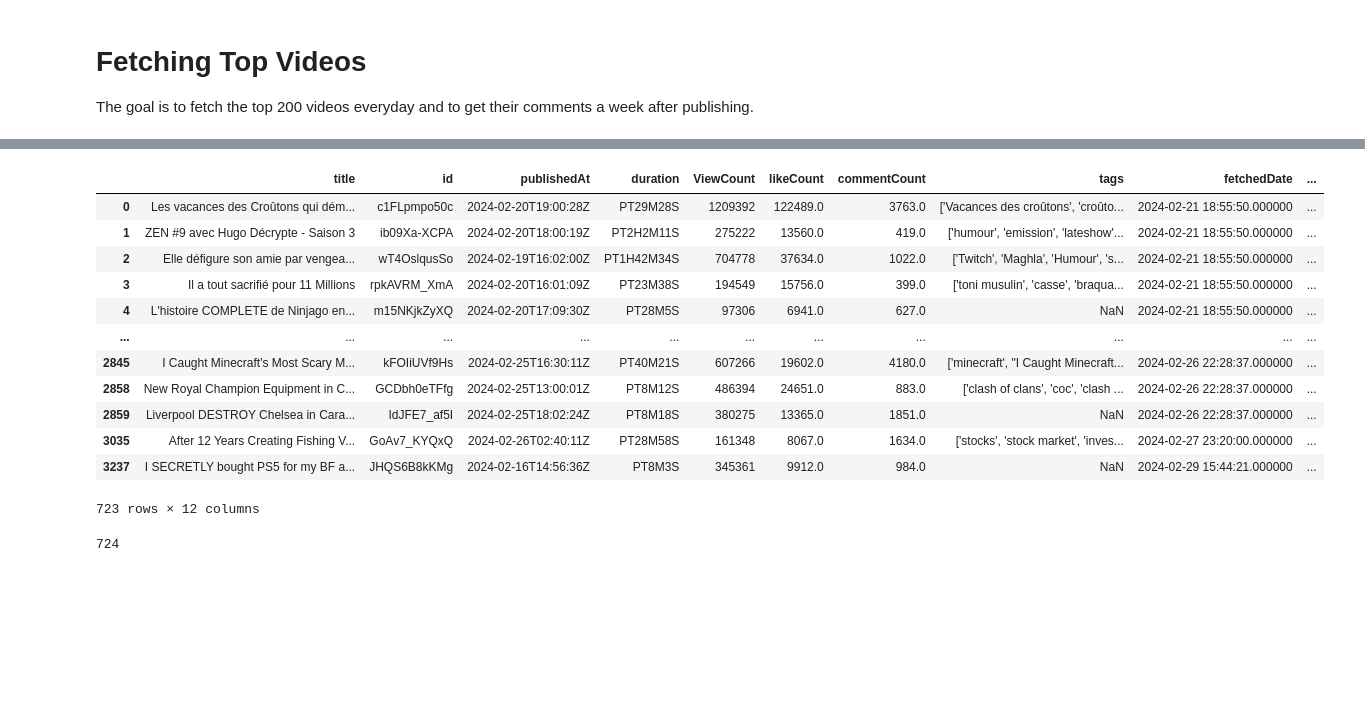
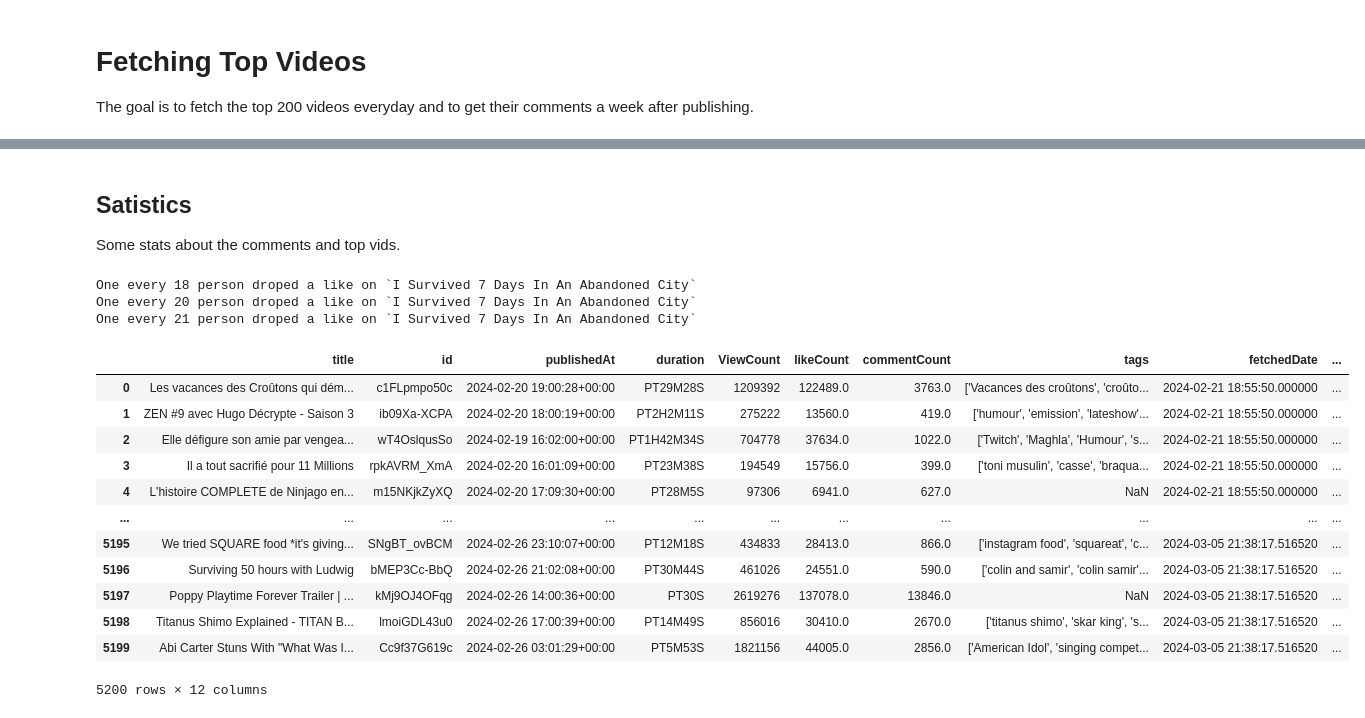
Before and after one commit to Myst4ke/yt-comment-analysis, a Jupyter notebook: main.ipynb, the cells around one changed output, grey strips where cells are left out. Drawn from its saved outputs; the diff is of its cells as text; code cells hidden in the pictures; blank space fills up the shorter version.

```diff
--- a/main.ipynb
+++ b/main.ipynb
@@ -330,31 +373,31 @@ def json_toDF(topvidsFile):
+# %% [markdown]
+## Satistics
+Some stats about the comments and top vids.
 # %%
-# com = pd.read_csv('db/comments.csv')
+com = pd.read_csv('db/comments.csv')
 df = pd.read_csv('db/dailyTop200.csv')
-df[df['fetchedComments'] == True].drop_duplicates(['id'])
-# %% [output]
-|  | title | id | publishedAt | duration | ViewCount | likeCount | commentCount | tags | fetchedDate | ... |
-| 0 | Les vacances des Croûtons qui dém... | c1FLpmpo50c | 2024-02-20T19:00:28Z | PT29M28S | 1209392 | 122489.0 | 3763.0 | ['Vacances des croûtons', 'croûto... | 2024-02-21 18:55:50.000000 | ... |
-| 1 | ZEN #9 avec Hugo Décrypte - Saison 3 | ib09Xa-XCPA | 2024-02-20T18:00:19Z | PT2H2M11S | 275222 | 13560.0 | 419.0 | ['humour', 'emission', 'lateshow'... | 2024-02-21 18:55:50.000000 | ... |
-| 2 | Elle défigure son amie par vengea... | wT4OslqusSo | 2024-02-19T16:02:00Z | PT1H42M34S | 704778 | 37634.0 | 1022.0 | ['Twitch', 'Maghla', 'Humour', 's... | 2024-02-21 18:55:50.000000 | ... |
-| 3 | Il a tout sacrifié pour 11 Millions | rpkAVRM_XmA | 2024-02-20T16:01:09Z | PT23M38S | 194549 | 15756.0 | 399.0 | ['toni musulin', 'casse', 'braqua... | 2024-02-21 18:55:50.000000 | ... |
-| 4 | L'histoire COMPLETE de Ninjago en... | m15NKjkZyXQ | 2024-02-20T17:09:30Z | PT28M5S | 97306 | 6941.0 | 627.0 | NaN | 2024-02-21 18:55:50.000000 | ... |
-| ... | ... | ... | ... | ... | ... | ... | ... | ... | ... | ... |
-| 2845 | I Caught Minecraft's Most Scary M... | kFOIiUVf9Hs | 2024-02-25T16:30:11Z | PT40M21S | 607266 | 19602.0 | 4180.0 | ['minecraft', "I Caught Minecraft... | 2024-02-26 22:28:37.000000 | ... |
-| 2858 | New Royal Champion Equipment in C... | GCDbh0eTFfg | 2024-02-25T13:00:01Z | PT8M12S | 486394 | 24651.0 | 883.0 | ['clash of clans', 'coc', 'clash ... | 2024-02-26 22:28:37.000000 | ... |
-| 2859 | Liverpool DESTROY Chelsea in Cara... | IdJFE7_af5I | 2024-02-25T18:02:24Z | PT8M18S | 380275 | 13365.0 | 1851.0 | NaN | 2024-02-26 22:28:37.000000 | ... |
-| 3035 | After 12 Years Creating Fishing V... | GoAv7_KYQxQ | 2024-02-26T02:40:11Z | PT28M58S | 161348 | 8067.0 | 1634.0 | ['stocks', 'stock market', 'inves... | 2024-02-27 23:20:00.000000 | ... |
-| 3237 | I SECRETLY bought PS5 for my BF a... | JHQS6B8kKMg | 2024-02-16T14:56:36Z | PT8M3S | 345361 | 9912.0 | 984.0 | NaN | 2024-02-29 15:44:21.000000 | ... |
-723 rows × 12 columns
 # %%
-idlist = com['videoID'].drop_duplicates().values
-print(len(idlist))
-df.loc[df['id'].isin(idlist),'fetchedComments'] = True
-df.to_csv('db/dailyTop200.csv', index=False)
-# df
 # df[df['topID'] == 1].sort_values(by=['ViewCount', 'likeCount'], ascending=False)
-# vals = df[df['id'] == 'tWYsfOSY9vY'][['title','ViewCount', 'likeCount']].drop_duplicates().values
-# for title,view,like in vals:
-#     print(f'One every {round(view/like)} person droped a like on `{title}`')
+
+vals = df[df['id'] == 'tWYsfOSY9vY'][['title','ViewCount', 'likeCount']].drop_duplicates().values
+for title,view,like in vals:
+    print(f'One every {round(view/like)} person droped a like on `{title}`')
+df
 # df[df['id'] == '_9u4sYHcR7A'][['topID', 'region', 'fetchedDate']]
 # %% [output]
-724
+One every 18 person droped a like on `I Survived 7 Days In An Abandoned City`
+One every 20 person droped a like on `I Survived 7 Days In An Abandoned City`
+One every 21 person droped a like on `I Survived 7 Days In An Abandoned City`
+|  | title | id | publishedAt | duration | ViewCount | likeCount | commentCount | tags | fetchedDate | ... |
+| 0 | Les vacances des Croûtons qui dém... | c1FLpmpo50c | 2024-02-20 19:00:28+00:00 | PT29M28S | 1209392 | 122489.0 | 3763.0 | ['Vacances des croûtons', 'croûto... | 2024-02-21 18:55:50.000000 | ... |
+| 1 | ZEN #9 avec Hugo Décrypte - Saison 3 | ib09Xa-XCPA | 2024-02-20 18:00:19+00:00 | PT2H2M11S | 275222 | 13560.0 | 419.0 | ['humour', 'emission', 'lateshow'... | 2024-02-21 18:55:50.000000 | ... |
+| 2 | Elle défigure son amie par vengea... | wT4OslqusSo | 2024-02-19 16:02:00+00:00 | PT1H42M34S | 704778 | 37634.0 | 1022.0 | ['Twitch', 'Maghla', 'Humour', 's... | 2024-02-21 18:55:50.000000 | ... |
+| 3 | Il a tout sacrifié pour 11 Millions | rpkAVRM_XmA | 2024-02-20 16:01:09+00:00 | PT23M38S | 194549 | 15756.0 | 399.0 | ['toni musulin', 'casse', 'braqua... | 2024-02-21 18:55:50.000000 | ... |
+| 4 | L'histoire COMPLETE de Ninjago en... | m15NKjkZyXQ | 2024-02-20 17:09:30+00:00 | PT28M5S | 97306 | 6941.0 | 627.0 | NaN | 2024-02-21 18:55:50.000000 | ... |
+| ... | ... | ... | ... | ... | ... | ... | ... | ... | ... | ... |
+| 5195 | We tried SQUARE food *it's giving... | SNgBT_ovBCM | 2024-02-26 23:10:07+00:00 | PT12M18S | 434833 | 28413.0 | 866.0 | ['instagram food', 'squareat', 'c... | 2024-03-05 21:38:17.516520 | ... |
+| 5196 | Surviving 50 hours with Ludwig | bMEP3Cc-BbQ | 2024-02-26 21:02:08+00:00 | PT30M44S | 461026 | 24551.0 | 590.0 | ['colin and samir', 'colin samir'... | 2024-03-05 21:38:17.516520 | ... |
+| 5197 | Poppy Playtime Forever Trailer | ... | kMj9OJ4OFqg | 2024-02-26 14:00:36+00:00 | PT30S | 2619276 | 137078.0 | 13846.0 | NaN | 2024-03-05 21:38:17.516520 | ... |
+| 5198 | Titanus Shimo Explained - TITAN B... | lmoiGDL43u0 | 2024-02-26 17:00:39+00:00 | PT14M49S | 856016 | 30410.0 | 2670.0 | ['titanus shimo', 'skar king', 's... | 2024-03-05 21:38:17.516520 | ... |
+| 5199 | Abi Carter Stuns With "What Was I... | Cc9f37G619c | 2024-02-26 03:01:29+00:00 | PT5M53S | 1821156 | 44005.0 | 2856.0 | ['American Idol', 'singing compet... | 2024-03-05 21:38:17.516520 | ... |
+5200 rows × 12 columns
```
Also changed, not shown: parts of 23 cells of this notebook, 5 other files.
